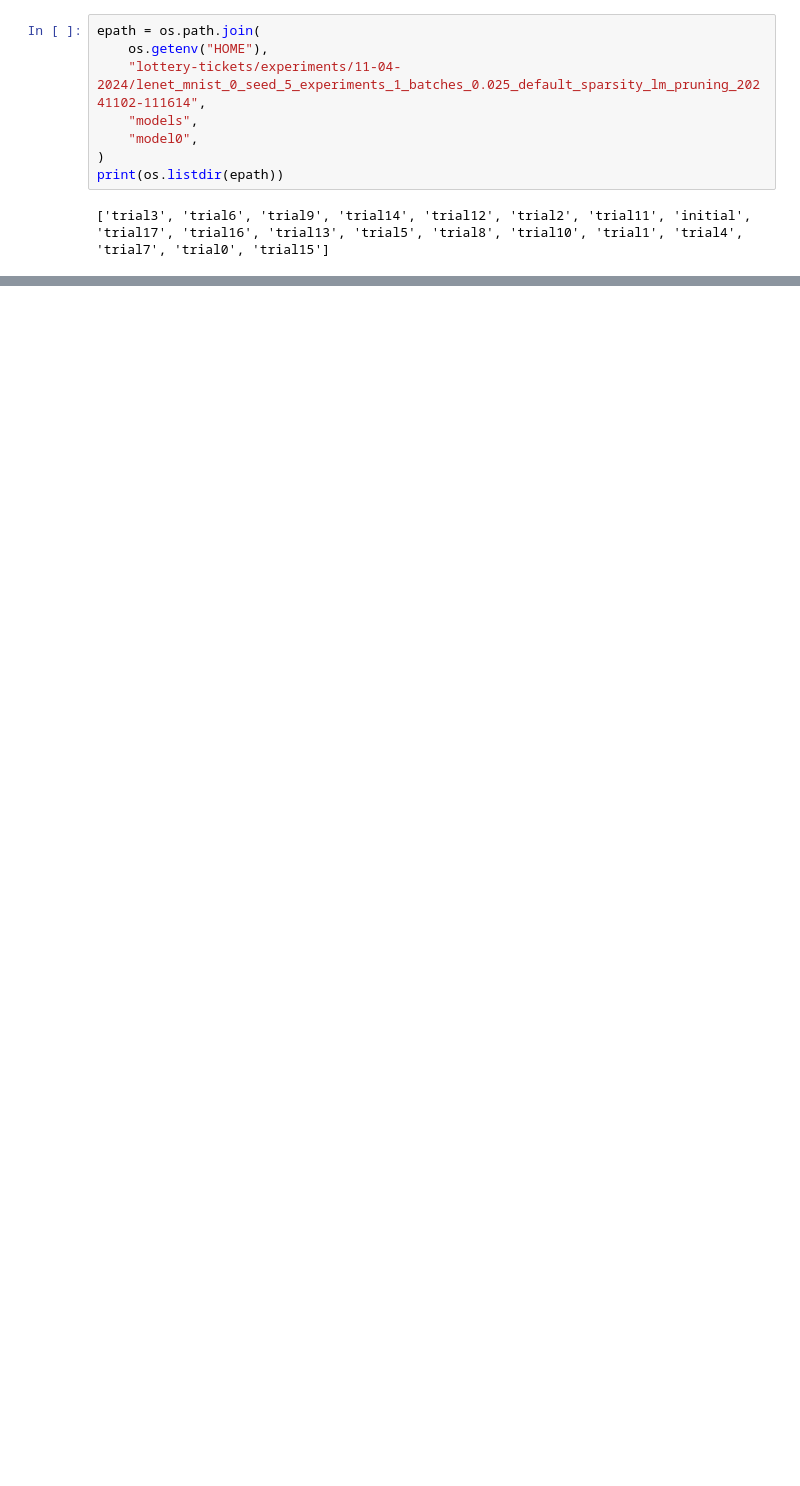
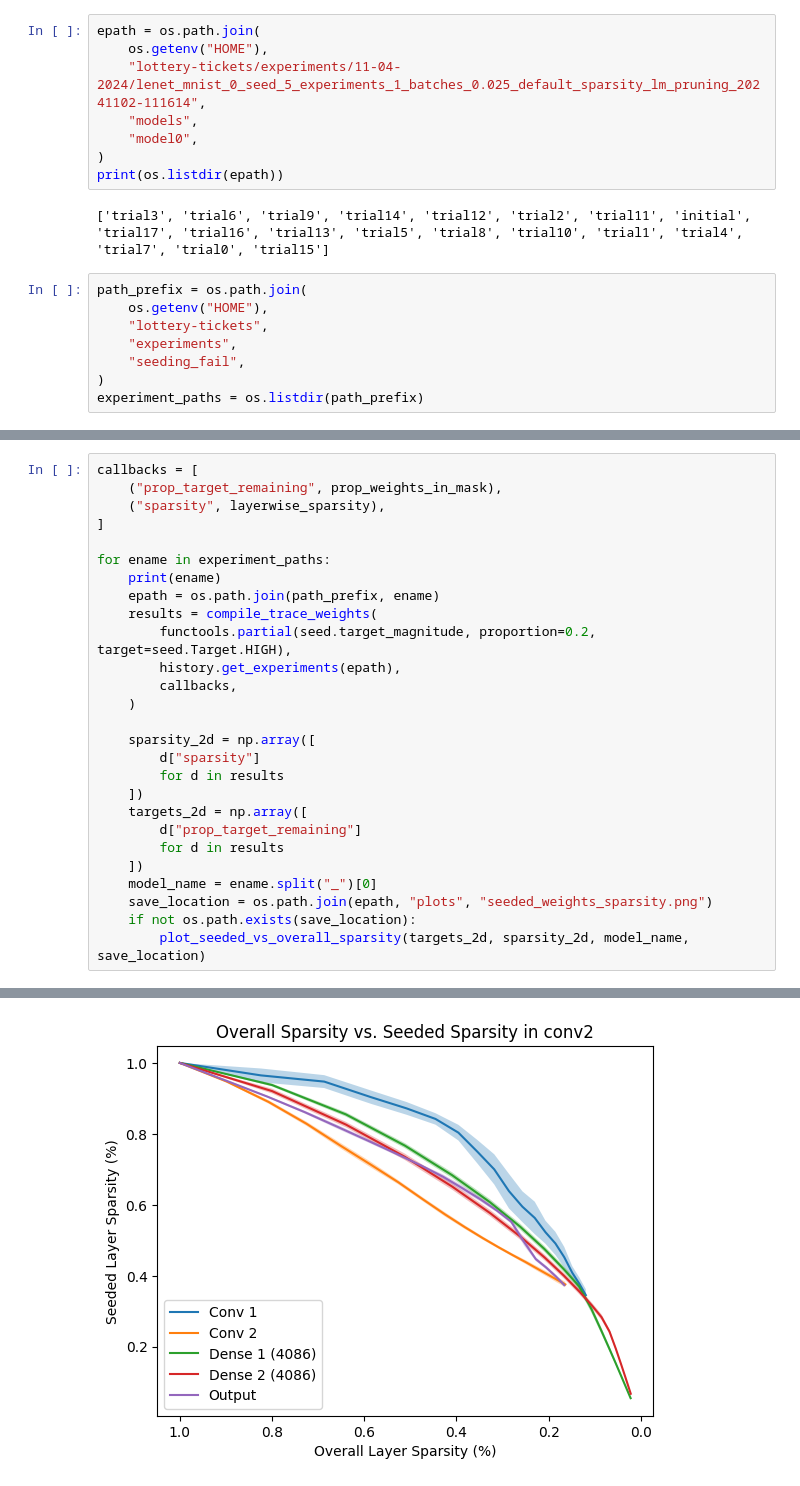
Before and after one commit to JBourds/lottery-tickets, a Jupyter notebook: seeding.ipynb, the cells around one changed output, grey strips where cells are left out. Saved outputs shown, nothing was run; the diff lists cells and outputs as text; blank space fills up the shorter version.

Commit message:
Getting infrastructure to run/plot weight seeding experiments setup.

```diff
--- a/seeding.ipynb
+++ b/seeding.ipynb
@@ -23,4 +27,12 @@ epath = os.path.join(
 print(os.listdir(epath))
 # %% [output]
 ['trial3', 'trial6', 'trial9', 'trial14', 'trial12', 'trial2', 'trial11', 'initial', 'trial17', 'trial16', 'trial13', 'trial5', 'trial8', 'trial10', 'trial1', 'trial4', 'trial7', 'trial0', 'trial15']
+# %%
+path_prefix = os.path.join(
+    os.getenv("HOME"),
+    "lottery-tickets",
+    "experiments",
+    "seeding_fail",
+)
+experiment_paths = os.listdir(path_prefix)
 # %%
@@ -73,0 +141,28 @@ results = trace_weights_over_time(tracking_masks, history.get_trials(epath), cal
+# %%
+callbacks = [
+    ("prop_target_remaining", prop_weights_in_mask),
+    ("sparsity", layerwise_sparsity),
+]
+
+for ename in experiment_paths:
+    print(ename)
+    epath = os.path.join(path_prefix, ename)
+    results = compile_trace_weights(
+        functools.partial(seed.target_magnitude, proportion=0.2, target=seed.Target.HIGH),
+        history.get_experiments(epath),
+        callbacks,
+    )
+
+    sparsity_2d = np.array([
+        d["sparsity"]
+        for d in results
+    ])
+    targets_2d = np.array([
+        d["prop_target_remaining"]
+        for d in results
+    ])
+    model_name = ename.split("_")[0]
+    save_location = os.path.join(epath, "plots", "seeded_weights_sparsity.png")
+    if not os.path.exists(save_location):
+        plot_seeded_vs_overall_sparsity(targets_2d, sparsity_2d, model_name, save_location)
+# %% [output]
@@ -74 +173,2 @@ results = trace_weights_over_time(tracking_masks, history.get_trials(epath), cal
+[figure, added]
 # %%
```
Also changed, not shown: parts of 6 cells of this notebook, 3 other files.
